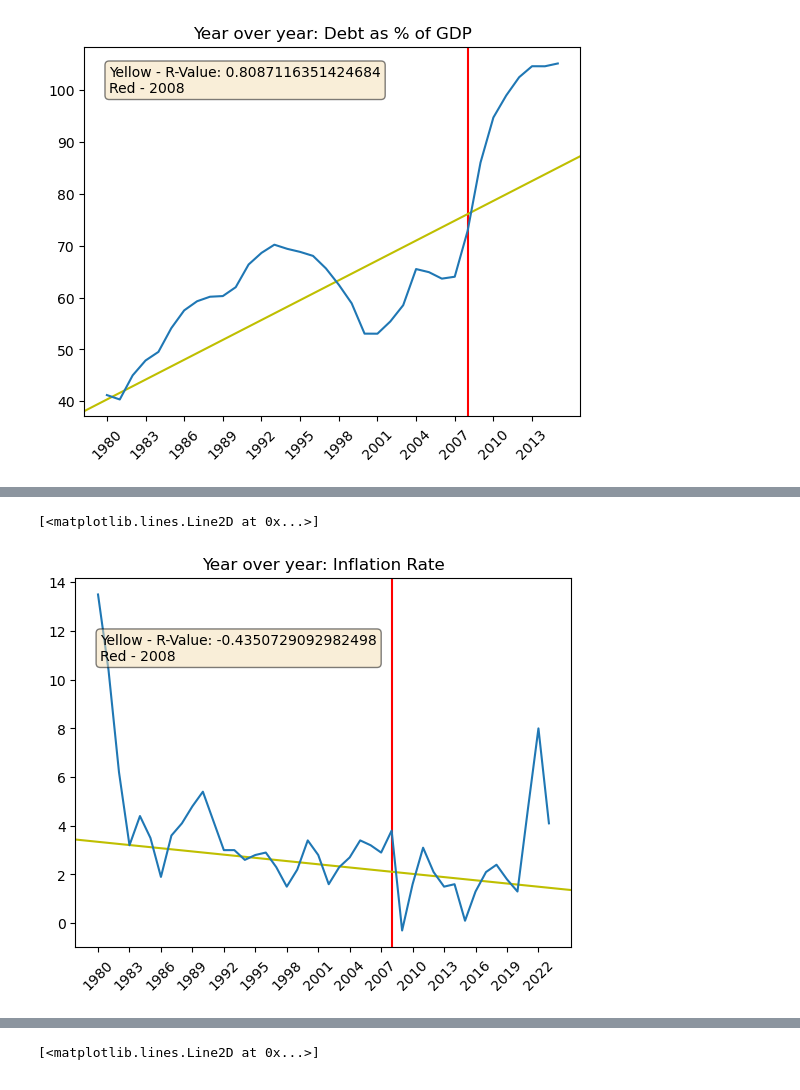
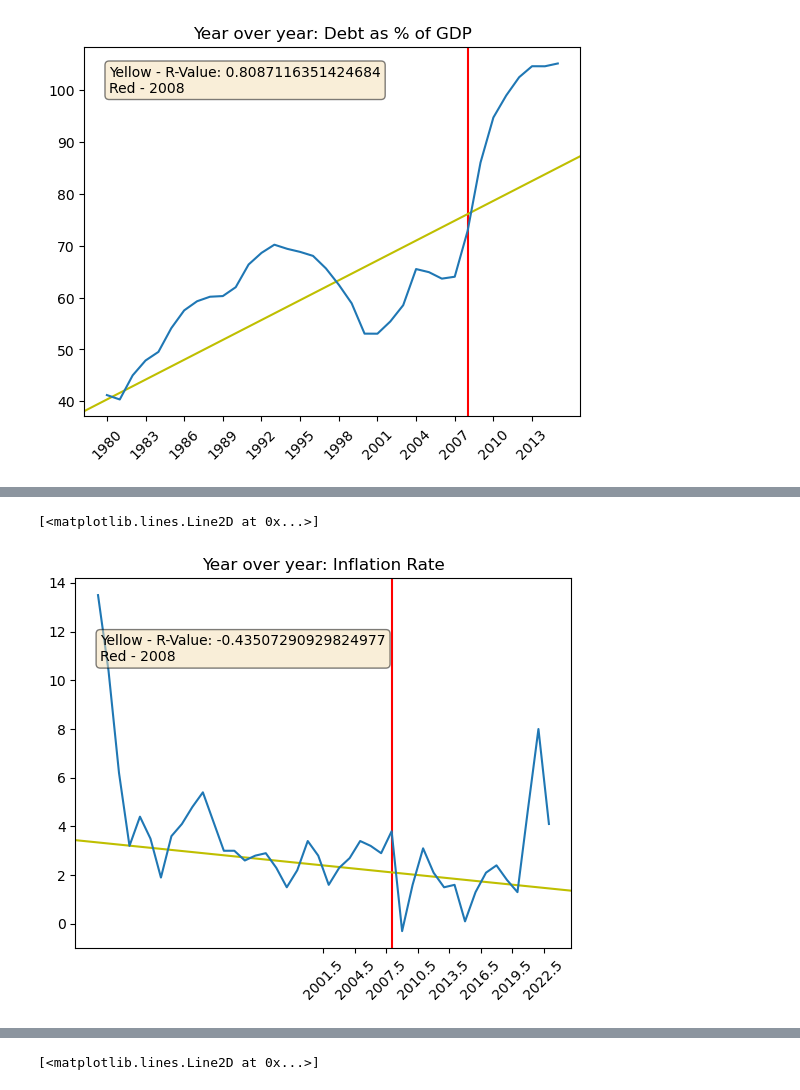
Before and after one commit to mmikul2/D195-Capstone, a Jupyter notebook: Capstone.ipynb, the cells around one changed output, grey strips where cells are left out. Saved outputs shown, nothing was run; the diff lists cells and outputs as text; code cells hidden in the pictures.

```diff
--- a/Capstone.ipynb
+++ b/Capstone.ipynb
@@ -379,29 +379,29 @@ plt.plot(m4.year,m4.hpi2000base)
 # %%
 meanx5 = mean(m5.year)
 meany5 = mean(m5.inflationrate)
 minx5 = min(m5.year)
 miny5 = min(m5.inflationrate)
 maxx5 = max(m5.year)
 maxy5 = max(m5.inflationrate)
 xm5 = meanx5
 ym5 = (meany5 *r_m5) * -1
 
 textstr = 'Yellow - R-Value: {}\nRed - 2008'.format(r_m5)
 props = dict(boxstyle='round', facecolor='wheat', alpha=0.5)
 
 fig, ax = plt.subplots()
 plt.title('Year over year: Inflation Rate')
-plt.xticks(np.arange(minx5, maxx5, 3))
+plt.xticks(np.arange(meanx5, maxx5, 3))
 plt.xticks(rotation=45)
 plt.axvline(2008, color = 'r', label = f'2008')
 #plt.axvline(2023, color = 'c', label = f'2023')
 plt.axline((minx5,meany5),(maxx5,ym5), color = 'y')
 ax.text(0.05, 0.85, textstr, transform=ax.transAxes, fontsize=10,
         verticalalignment='top', bbox=props,)
 plt.plot(m5.year,m5.inflationrate)
 # %% [output]
 [<matplotlib.lines.Line2D at 0x...>]
-[figure, old version]
+[figure, new version]
 # %%
 meanx6 = mean(m6.year)
 meany6 = mean(m6.medianhouseholdincome)
```
Also changed, not shown: parts of 25 cells of this notebook, 1 other file.
